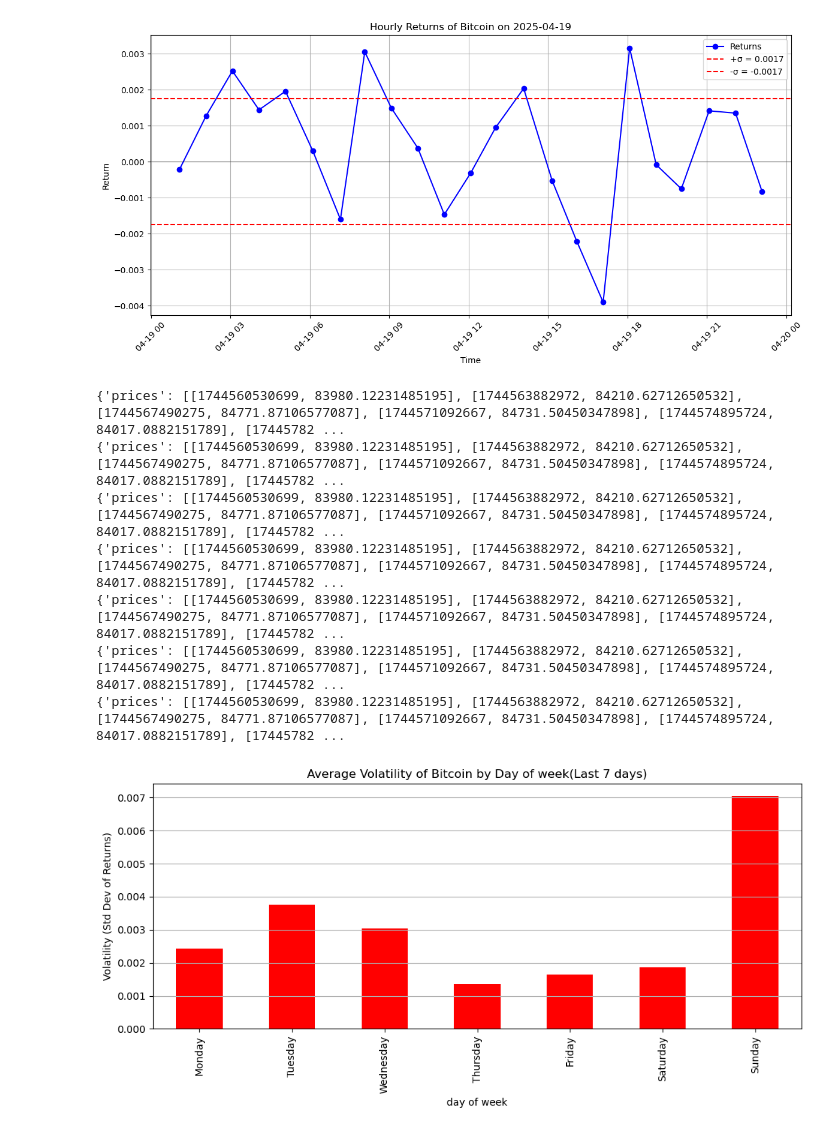
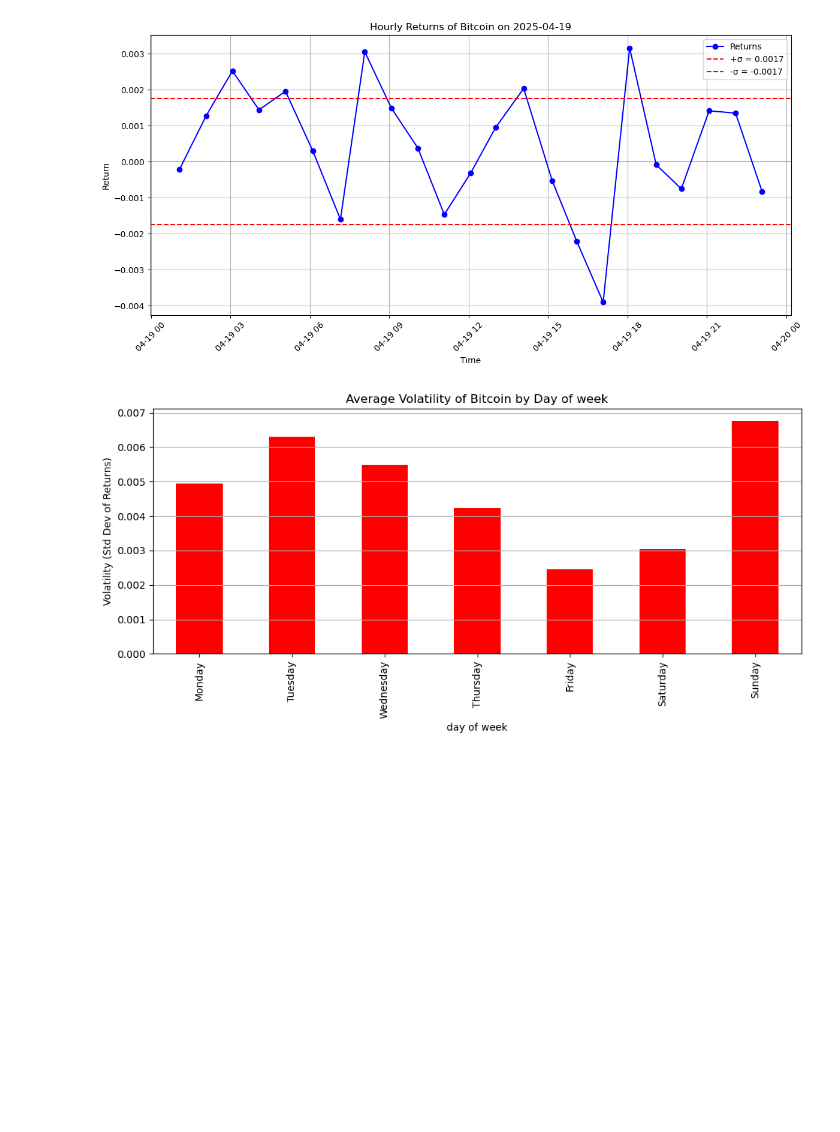
Before and after one commit to moyu1011-hka/hausarbeit-info2, a Jupyter notebook: test_coingecko_with_jupyter.ipynb, the cells around one changed output. Saved outputs shown, nothing was run; the diff lists cells and outputs as text; code cells hidden in the pictures; blank space fills up the shorter version.

```diff
--- a/test_coingecko_with_jupyter.ipynb
+++ b/test_coingecko_with_jupyter.ipynb
@@ -142,58 +142,53 @@ from datetime import datetime, timedelta
 
 results = []
 
-for i in range(1,8):
+for i in range(1,31):  # loop to analyse every day hourly from selected (today-n) days until today
     day = datetime.today() - timedelta(days=i)
     next_day = day + timedelta(days=1)
 
     url = "https://api.coingecko.com/api/v3/coins/bitcoin/market_chart"
     params = {
      'vs_currency' : 'usd',
-      'days' : '7',
+      'days' : '30', # by changing days dont forget to change the loop too
     }
 
     headers = {
      "accept": "application/json",
      "x-cg-demo-api-key": "CG-XNGBRE1zynSYLPRSQhjN7n2v"
     }
 
     response = requests.get(url, params=params, headers=headers)
     data = response.json()
-    print(data)
+    #print(data)
 
     prices = pd.DataFrame(data['prices'],columns=['timestamp','price'])
     prices['timestamp'] = pd.to_datetime(prices['timestamp'], unit = 'ms')
     prices.set_index('timestamp', inplace = True)
 
-    daily = prices[(prices.index >= day) & (prices.index < next_day)]
+    daily = prices[(prices.index >= day) & (prices.index < next_day)] #new list with prices by day
     daily= daily.copy()
-    daily['return'] = daily['price'].pct_change()
-    volatility = daily['return'].std()
-    results.append({
+    daily['return'] = daily['price'].pct_change() # calculating hourly returns for every day
+    volatility = daily['return'].std() # calculating std dev for every day in week
+    results.append({ # adding result to new the empty list
        'date': day.date(),
        'weekday' : day.strftime('%A'),
        'volatility' : volatility
     })
 
 df = pd.DataFrame(results)
 weekday_order = ['Monday', 'Tuesday', 'Wednesday', 'Thursday', 'Friday', 'Saturday', 'Sunday']
-df['weekday'] = pd.Categorical(df['weekday'],categories=weekday_order, ordered=True)
-grouped = df.groupby('weekday', observed=True)['volatility'].mean()
+df['weekday'] = pd.Categorical(df['weekday'],categories=weekday_order, ordered=True) #set right order of weekdays (default alphabetical order)
+#print(df)
+grouped = df.groupby('weekday', observed=True)['volatility'].mean() # group calculated average of std devs by weekday
+#print(grouped)
 
 plt.figure(figsize=(10,5))
 grouped.plot(kind='bar', color='red')
-plt.title('Average Volatility of Bitcoin by Day of week(Last 7 days)')
+plt.title('Average Volatility of Bitcoin by Day of week')
 plt.xlabel('day of week')
 plt.ylabel('Volatility (Std Dev of Returns)')
 plt.grid(axis='y')
 plt.tight_layout()
 plt.show()
 # %% [output]
-{'prices': [[1744560530699, 83980.12231485195], [1744563882972, 84210.62712650532], [1744567490275, 84771.87106577087], [1744571092667, 84731.50450347898], [1744574895724, 84017.0882151789], [17445782 ...
-{'prices': [[1744560530699, 83980.12231485195], [1744563882972, 84210.62712650532], [1744567490275, 84771.87106577087], [1744571092667, 84731.50450347898], [1744574895724, 84017.0882151789], [17445782 ...
-{'prices': [[1744560530699, 83980.12231485195], [1744563882972, 84210.62712650532], [1744567490275, 84771.87106577087], [1744571092667, 84731.50450347898], [1744574895724, 84017.0882151789], [17445782 ...
-{'prices': [[1744560530699, 83980.12231485195], [1744563882972, 84210.62712650532], [1744567490275, 84771.87106577087], [1744571092667, 84731.50450347898], [1744574895724, 84017.0882151789], [17445782 ...
-{'prices': [[1744560530699, 83980.12231485195], [1744563882972, 84210.62712650532], [1744567490275, 84771.87106577087], [1744571092667, 84731.50450347898], [1744574895724, 84017.0882151789], [17445782 ...
-{'prices': [[1744560530699, 83980.12231485195], [1744563882972, 84210.62712650532], [1744567490275, 84771.87106577087], [1744571092667, 84731.50450347898], [1744574895724, 84017.0882151789], [17445782 ...
-{'prices': [[1744560530699, 83980.12231485195], [1744563882972, 84210.62712650532], [1744567490275, 84771.87106577087], [1744571092667, 84731.50450347898], [1744574895724, 84017.0882151789], [17445782 ...
-[figure, old version]
+[figure, new version]
```
Also changed, not shown: parts of 1 cell of this notebook.
